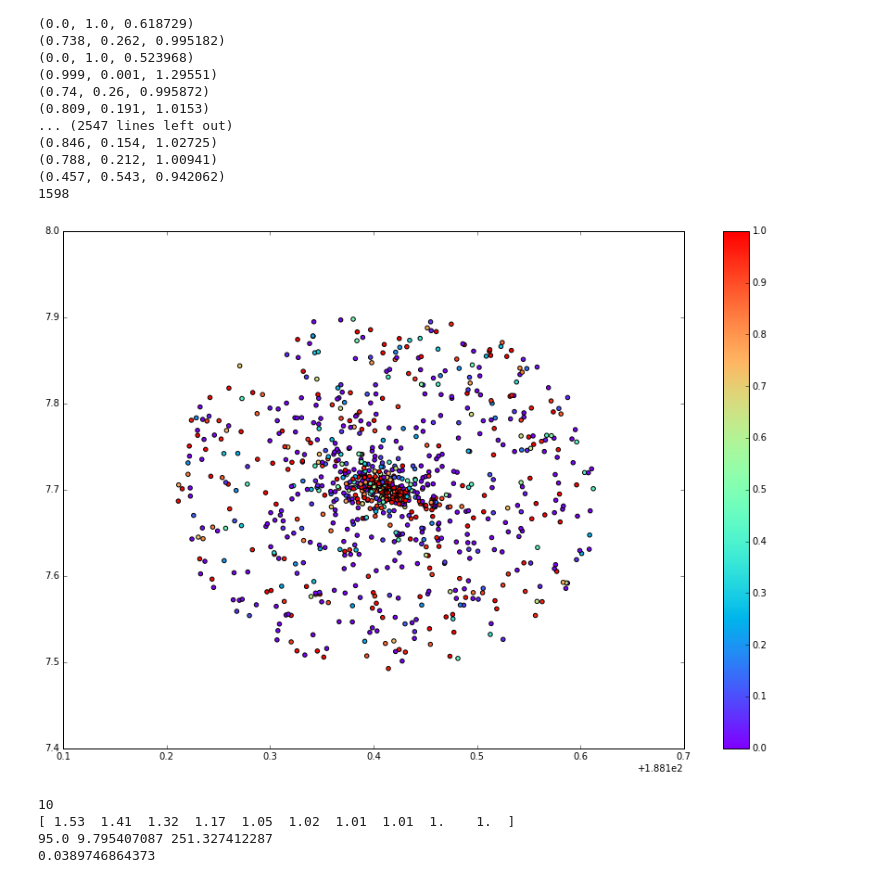
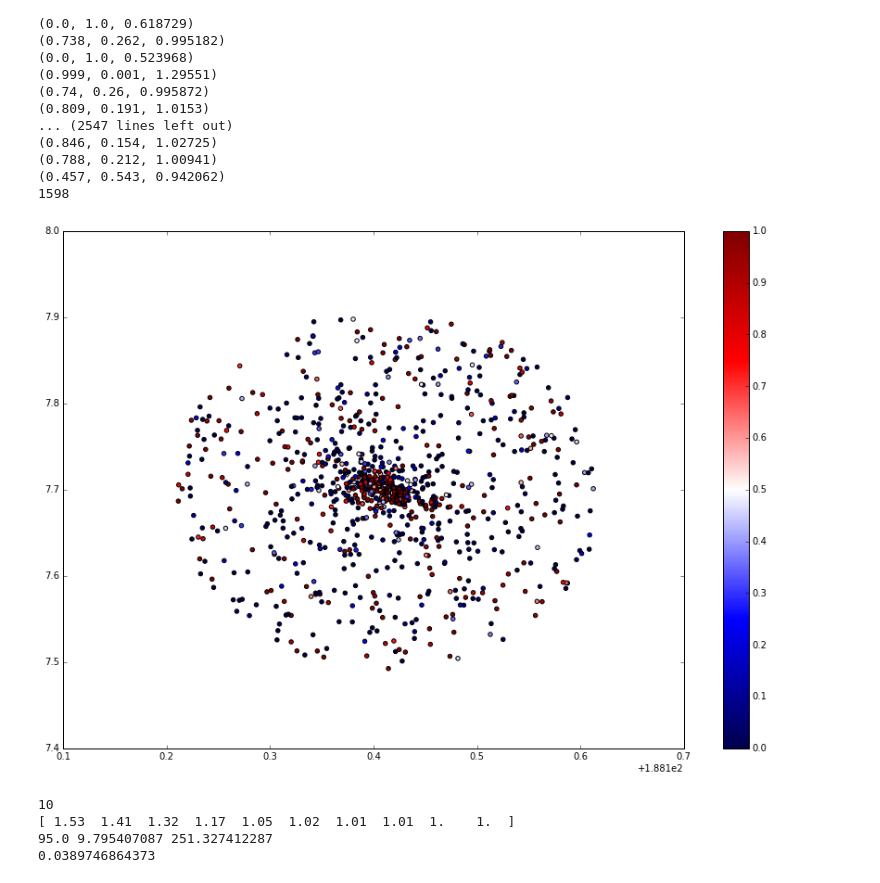
Before and after one commit to leoniechevalier/Swinburne_NGC4526, a Jupyter notebook: Candidate Analysis.ipynb, the cells around one changed output. Saved outputs shown, nothing was run; the diff lists cells and outputs as text; code cells hidden in the pictures.

```diff
--- a/Candidate Analysis.ipynb
+++ b/Candidate Analysis.ipynb
@@ -215,12 +215,12 @@ blue=np.array(blue)
 1598
 # %%
 plt.figure(figsize=(15,10))
-plt.scatter(Candidates['RA'], Candidates['Dec'], c=red, cmap='rainbow')
+plt.scatter(Candidates['RA'], Candidates['Dec'], c=red, cmap='seismic')
 plt.colorbar()
 
 plt.show()
 # %% [output]
-[figure, old version]
+[figure, new version]
 # %%
 DBins=np.array([0,0.75,1,1.5,3,6,8,12,14,16,17])
 Area = (DBins**2) *np.pi
```
Also changed, not shown: parts of 1 cell of this notebook.
